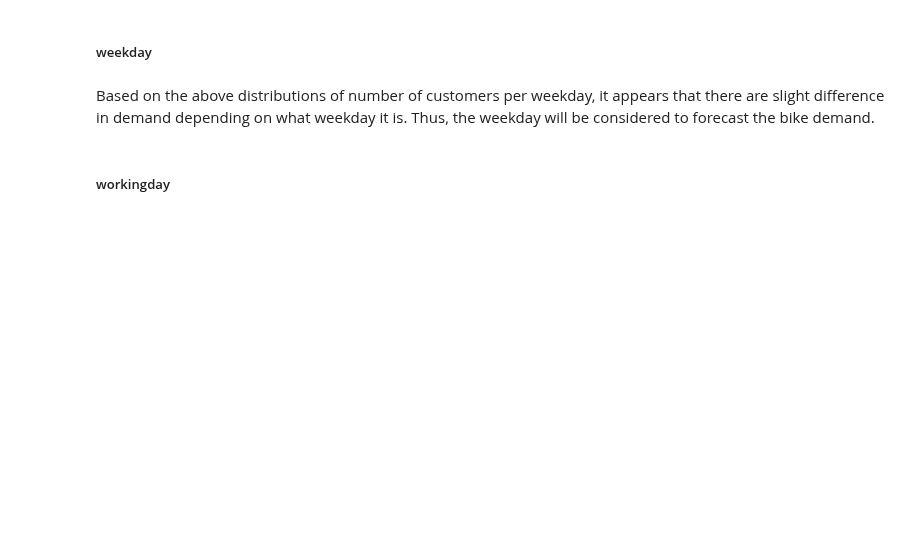
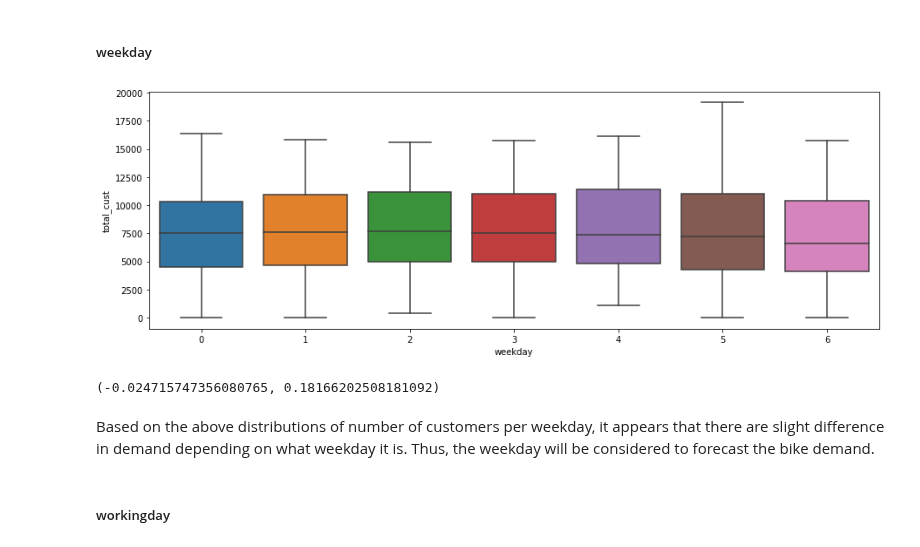
Before and after one commit to julianikulski/bike-sharing, a Jupyter notebook: bike-sharing-demand.ipynb, the cells around one changed output. Drawn from its saved outputs; the diff is of its cells as text; code cells hidden in the pictures; blank space fills up the shorter version.

```diff
--- a/bike-sharing-demand.ipynb
+++ b/bike-sharing-demand.ipynb
@@ -567,12 +551,16 @@ kruskal(bike_df['holiday'], bike_df['cnt'])
 # %%
 # plotting the customer statistics in form of a boxplot for the weekday feature
 plt.figure(figsize = [15, 5])
-sb.boxplot(data = bike_df, x = 'weekday', y = 'cnt');
+sb.boxplot(data = bike_df, x = 'weekday', y = 'total_cust');
+# %% [output]
+[figure, added]
 # %%
 # Correlation between weekday feature and the number of customers per day
 # using Pearson's correlation coefficient because I'm assuming that weekday can be
 # considered a continuous variable
-pearsonr(bike_df['weekday'], bike_df['cnt'])
+pearsonr(bike_df['weekday'], bike_df['total_cust'])
+# %% [output]
+(-0.024715747356080765, 0.18166202508181092)
 # %% [markdown]
 Based on the above distributions of number of customers per weekday, it appears that there are slight difference in demand depending on what weekday it is. Thus, the weekday will be considered to forecast the bike demand.
 # %% [markdown]
```
Also changed, not shown: parts of 13 cells of this notebook.
